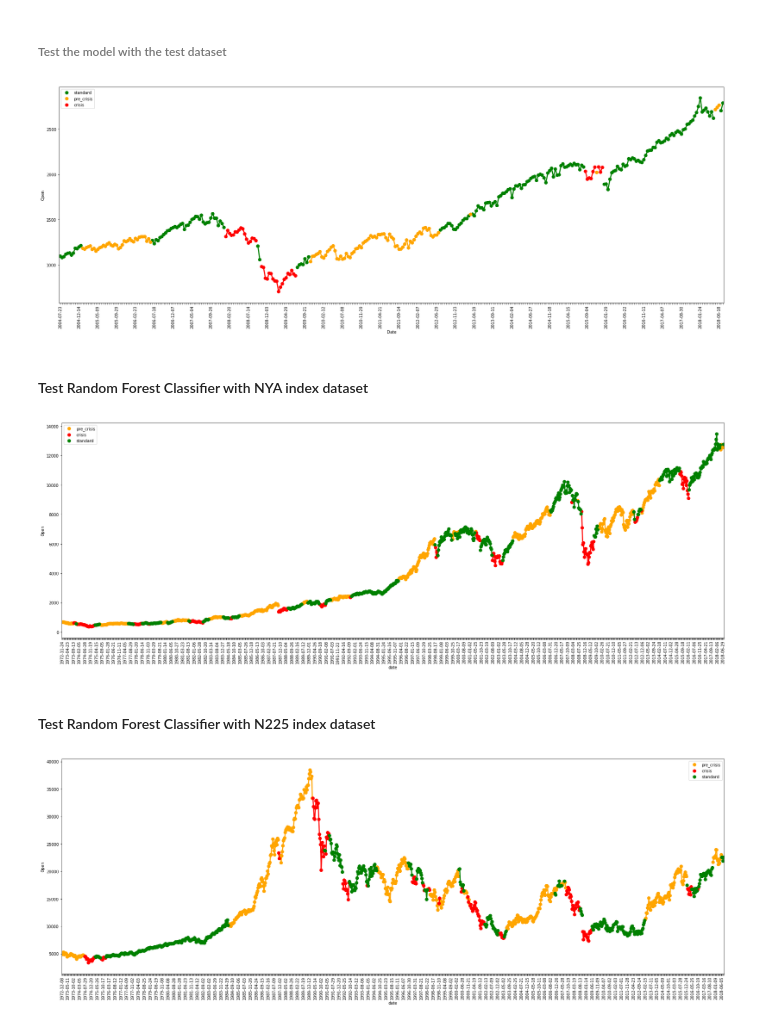
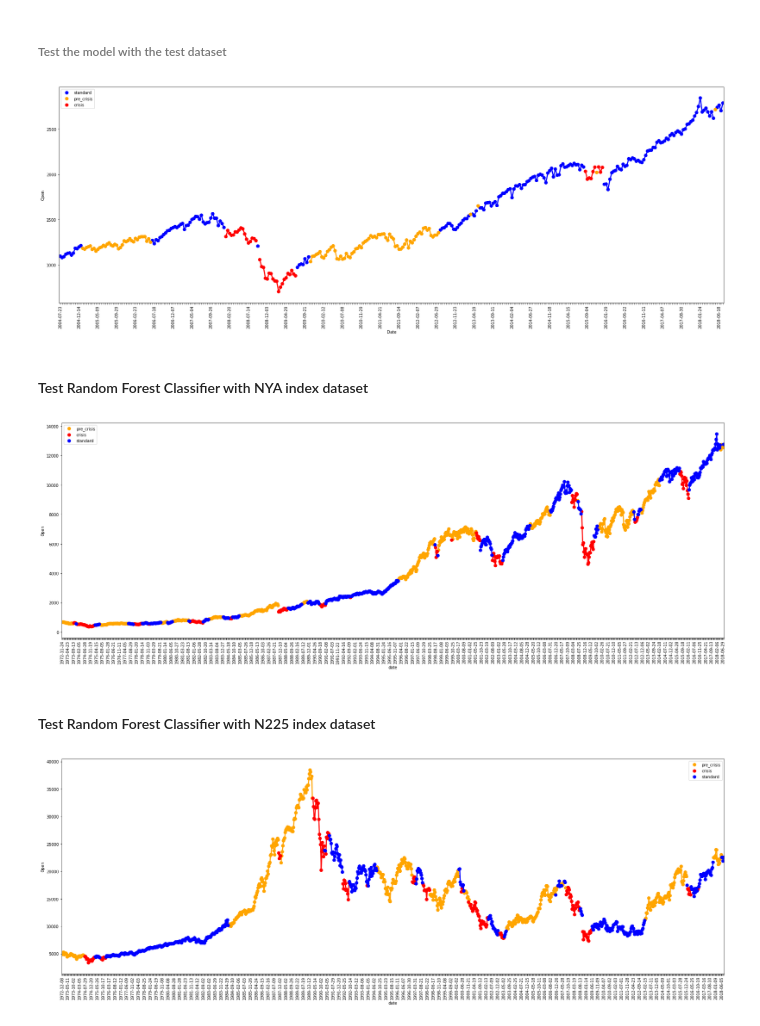
Before and after one commit to diazcelsa/eBroker, a Jupyter notebook: notebooks/crisis_annotation_forecast/Stock Market Pre-Crisis Prediction.ipynb, the cells around one changed output. Drawn from its saved outputs; the diff is of its cells as text; code cells hidden in the pictures.

```diff
--- a/notebooks/crisis_annotation_forecast/Stock Market Pre-Crisis Prediction.ipynb
+++ b/notebooks/crisis_annotation_forecast/Stock Market Pre-Crisis Prediction.ipynb
@@ -202,16 +202,16 @@ Random Forest classifier is able to correctly identify with high precision and r
 # %%
 # predict labels for S&P 500 index
 y_test_pred = rforest.predict(X_test)
 y_test_pred = [label_mapper_invers[pred] for pred in y_test_pred]
 
 # add dates and open prices
 pred = pd.DataFrame({'date': test['Date'], 'label': y_test_pred})
 pred = data.merge(pred, left_on='Date', right_on='date')
 pred_c = complete_crisis_annotation(pred, annotation_column, thrs_btw_crisis_i,
                                              thrs_btw_crisis_g, thrs_btw_precrisis_i, thrs_btw_precrisis_g)
-plot_time_series(pred_c, 'Date', 'Open', 'label', ['green', 'orange', 'red'])
+plot_time_series(pred_c, 'Date', 'Open', 'label', ['blue', 'orange', 'red'])
 # %% [output]
-[figure, old version]
+[figure, new version]
 # %% [markdown]
 #### Test Random Forest Classifier with NYA index dataset
 # %%
@@ -223,9 +223,9 @@ y_nya_pred = [label_mapper_invers[pred] for pred in y_nya_pred]
 pred_nya = pd.DataFrame({'date': test_nya['Date'], 'label': y_nya_pred, 'Open': test_nya['Open']})
 pred_nya_c = complete_crisis_annotation(pred_nya, annotation_column, thrs_btw_crisis_i,
                                              thrs_btw_crisis_g, thrs_btw_precrisis_i, thrs_btw_precrisis_g)
-plot_time_series(pred_nya, 'date', 'Open', 'label', ['orange', 'red', 'green'])
+plot_time_series(pred_nya, 'date', 'Open', 'label', ['orange', 'red', 'blue'])
 # %% [output]
-[figure, old version]
+[figure, new version]
 # %% [markdown]
 #### Test Random Forest Classifier with N225 index dataset
 # %%
@@ -237,6 +237,6 @@ y_n225_pred = [label_mapper_invers[pred] for pred in y_n225_pred]
 pred_n225 = pd.DataFrame({'date': test_n225['Date'], 'label': y_n225_pred, 'Open': test_n225['Open']})
 pred_n225_c = complete_crisis_annotation(pred_n225, annotation_column, thrs_btw_crisis_i,
                                              thrs_btw_crisis_g, thrs_btw_precrisis_i, thrs_btw_precrisis_g)
-plot_time_series(pred_n225_c, 'date', 'Open', 'label', ['orange', 'red', 'green'])
+plot_time_series(pred_n225_c, 'date', 'Open', 'label', ['orange', 'red', 'blue'])
 # %% [output]
-[figure, old version]
+[figure, new version]
```
Also changed, not shown: parts of 3 cells of this notebook, 2 other files.
